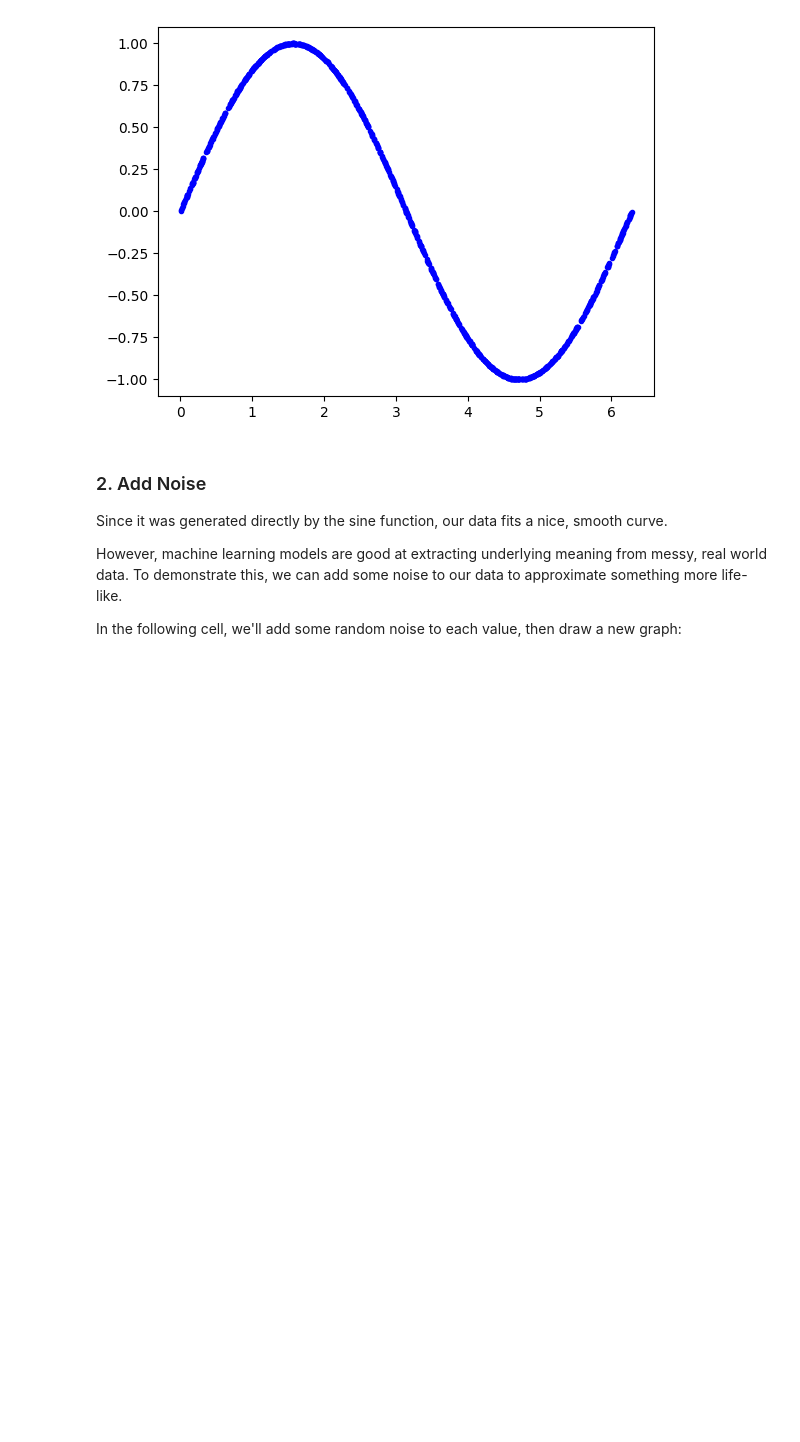
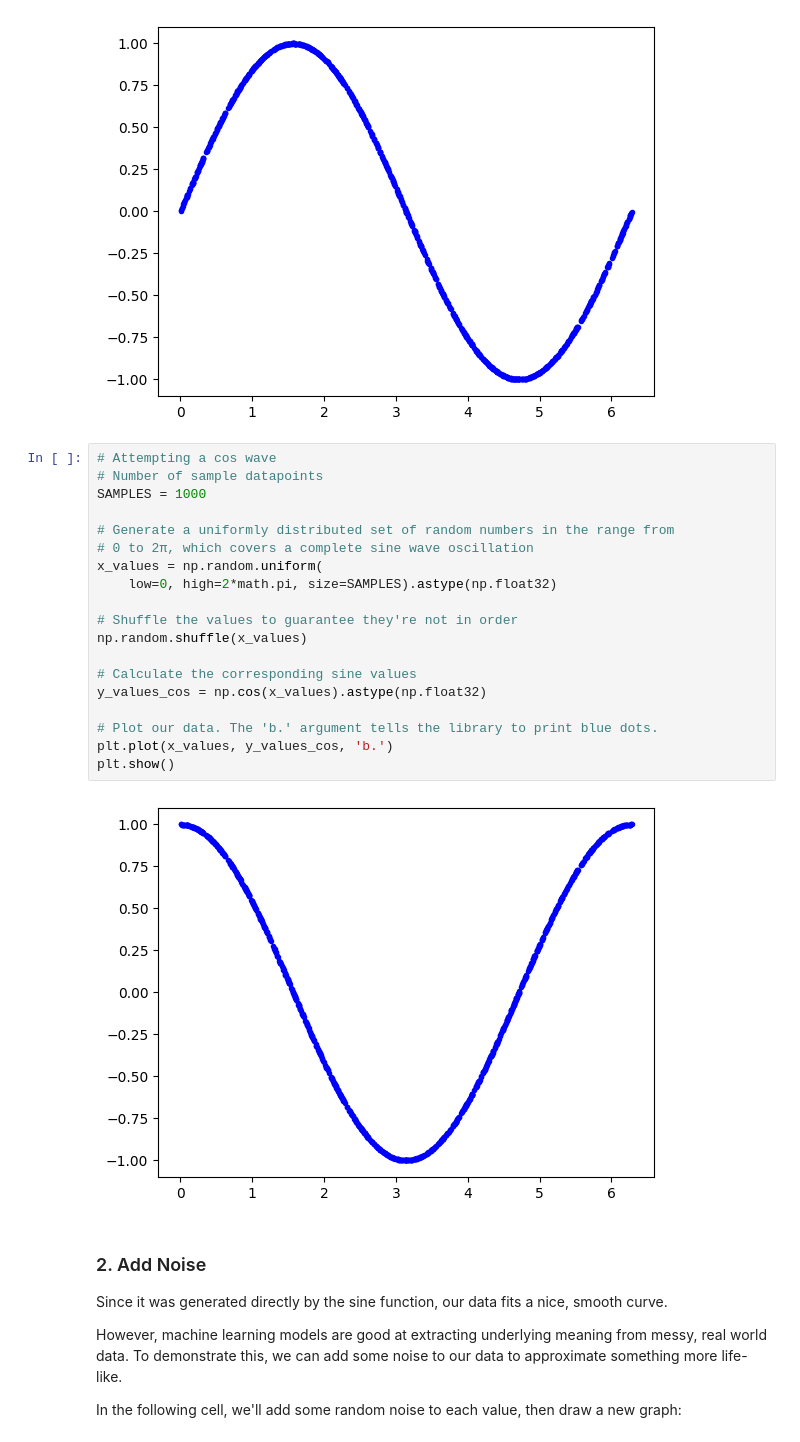
Before and after one commit to PhoebeJS/casa0018, a Jupyter notebook: Week4/CASA0018_4_1_train_hello_world_model.ipynb, the cells around one changed output. Drawn from its saved outputs; the diff is of its cells as text; blank space fills up the shorter version.

Commit message:
Adding Cos as well as sine

```diff
--- a/Week4/CASA0018_4_1_train_hello_world_model.ipynb
+++ b/Week4/CASA0018_4_1_train_hello_world_model.ipynb
@@ -83,6 +83,27 @@ plt.plot(x_values, y_values, 'b.')
 plt.show()
 # %% [output]
 [figure]
+# %%
+# Attempting a cos wave
+# Number of sample datapoints
+SAMPLES = 1000
+
+# Generate a uniformly distributed set of random numbers in the range from
+# 0 to 2π, which covers a complete sine wave oscillation
+x_values = np.random.uniform(
+    low=0, high=2*math.pi, size=SAMPLES).astype(np.float32)
+
+# Shuffle the values to guarantee they're not in order
+np.random.shuffle(x_values)
+
+# Calculate the corresponding sine values
+y_values_cos = np.cos(x_values).astype(np.float32)
+
+# Plot our data. The 'b.' argument tells the library to print blue dots.
+plt.plot(x_values, y_values_cos, 'b.')
+plt.show()
+# %% [output]
+[figure, added]
 # %% [markdown]
 ### 2. Add Noise
 Since it was generated directly by the sine function, our data fits a nice, smooth curve.
```
